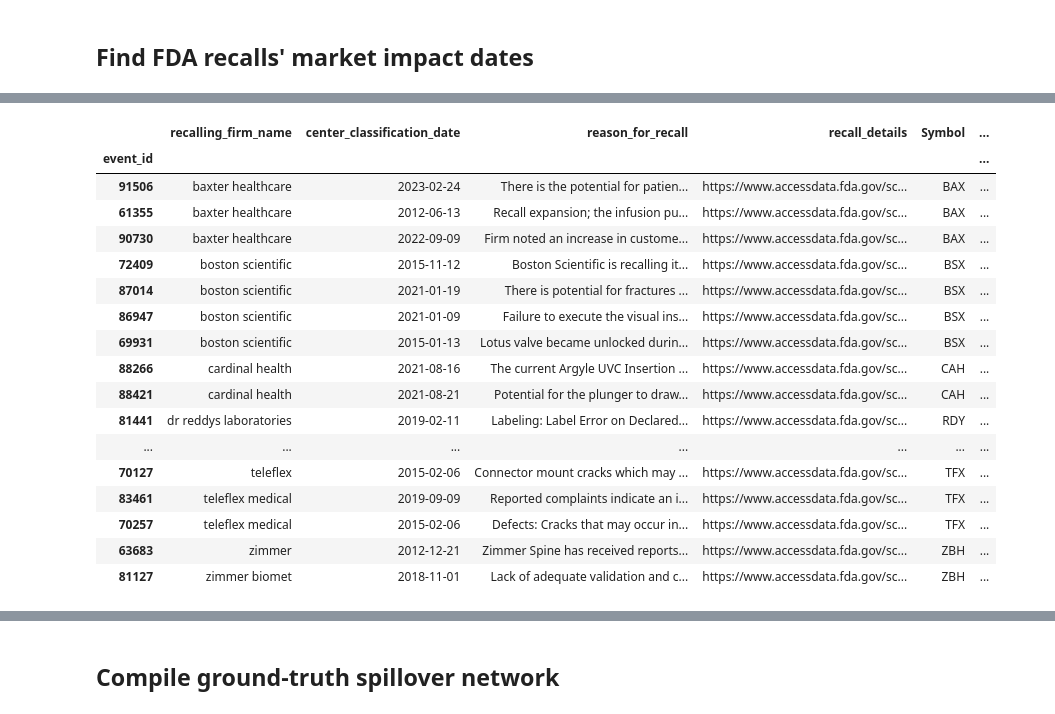
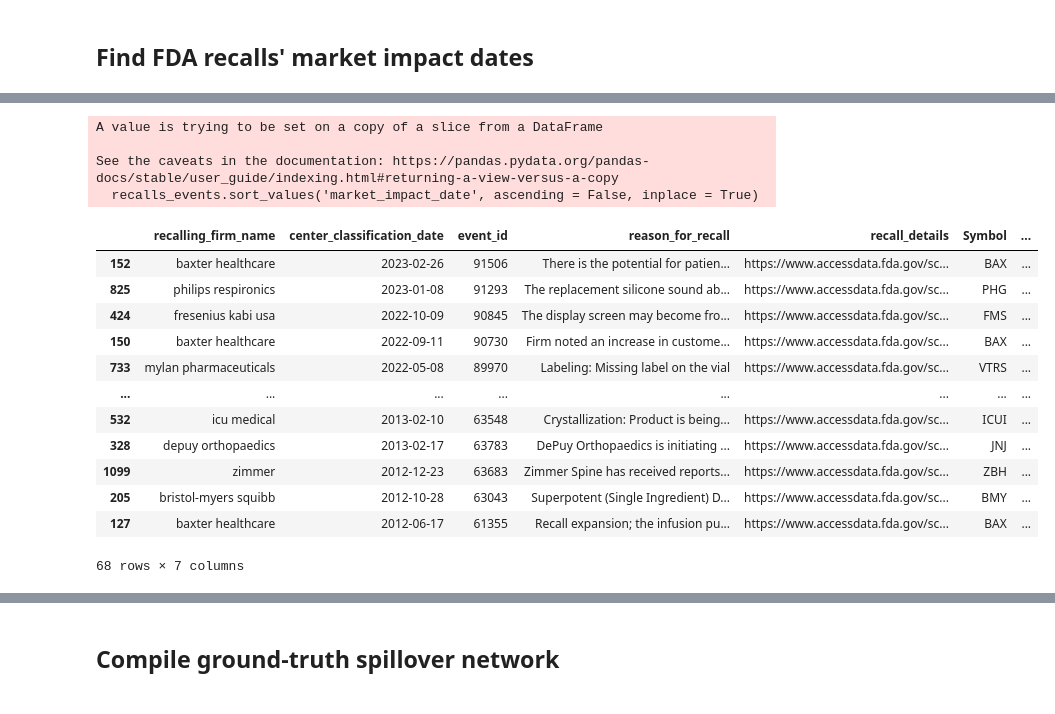
Before and after one commit to calebclayreagor/DELAY-finance, a Jupyter notebook: ground-truth-network.ipynb, the cells around one changed output, grey strips where cells are left out. Saved outputs shown, nothing was run; the diff lists cells and outputs as text; code cells hidden in the pictures.

```diff
--- a/ground-truth-network.ipynb
+++ b/ground-truth-network.ipynb
@@ -164,0 +144,7 @@ recalls_events
+# %%
+# deduplicate events per-firm in a 1-week period
+colnames = ['event_id', 'recalling_firm_name', datecol,
+            'reason_for_recall', 'recall_details']
+recalls_events = (recalls_medc1.loc[:, colnames].groupby(
+    [colnames[1], pd.Grouper(key = datecol, freq = 'W')])
+    .last().reset_index()); recalls_events
@@ -246,9 +245,7 @@ recalls_symbols
 | zimmer | ZBH |
 | zimmer biomet | ZBH |
 # %%
-recalls_events = recalls_events.join(
-    other = recalls_symbols,
-    on = 'recalling_firm_name',
-    how = 'inner')
+recalls_events = recalls_events.join(other = recalls_symbols,
+                    on = 'recalling_firm_name', how = 'inner')
 recalls_events
 # %% [output]
@@ -273,9 +269,9 @@ start_date, end_date = '2009-01-01', '2023-12-31'
 ix = pd.date_range(start_date, end_date, freq = 'B')
 cols = nasdaq_stocks.Symbol.copy()
 X = pd.DataFrame(index = ix, columns = cols, dtype = np.float64)
-datadir = os.path.join(datadir, 'stocks')
+datadir_stocks = os.path.join(datadir, 'stocks')
 for col in X.columns:
-    pth = os.path.join(datadir, col + '.csv')
+    pth = os.path.join(datadir_stocks, col + '.csv')
     df = pd.read_csv(pth, header = [0, 1, 2], index_col = 0)
     df.index = pd.to_datetime(df.index)
     X[col] = df['Adj Close']
@@ -298,7 +294,7 @@ R = R.sub(R.mean(1), 0); R
 # %% [markdown]
 ## Find FDA recalls' market impact dates
 # %%
-days_window, days_baseline, z_thresh = 60, 3*360, 3
+days_window, days_baseline, z_thresh = 90, 3*360, 3
 recalls_events['market_impact_date'] = pd.NaT
 for ix in recalls_events.index:
     symbol = recalls_events.loc[ix].Symbol
@@ -329,22 +324,22 @@ recalls_events
 # %%
 recalls_events = recalls_events.loc[~recalls_events.market_impact_date.isna()]
+recalls_events.sort_values('market_impact_date', ascending = False, inplace = True)
 recalls_events
 # %% [output]
+A value is trying to be set on a copy of a slice from a DataFrame
+
+See the caveats in the documentation: https://pandas.pydata.org/pandas-docs/stable/user_guide/indexing.html#returning-a-view-versus-a-copy
+  recalls_events.sort_values('market_impact_date', ascending = False, inplace = True)
-|  | recalling_firm_name | center_classification_date | reason_for_recall | recall_details | Symbol | ... |
-| event_id |  |  |  |  |  | ... |
-| 91506 | baxter healthcare | 2023-02-24 | There is the potential for patien... | https://www.accessdata.fda.gov/sc... | BAX | ... |
-| 61355 | baxter healthcare | 2012-06-13 | Recall expansion; the infusion pu... | https://www.accessdata.fda.gov/sc... | BAX | ... |
-| 90730 | baxter healthcare | 2022-09-09 | Firm noted an increase in custome... | https://www.accessdata.fda.gov/sc... | BAX | ... |
-| 72409 | boston scientific | 2015-11-12 | Boston Scientific is recalling it... | https://www.accessdata.fda.gov/sc... | BSX | ... |
-| 87014 | boston scientific | 2021-01-19 | There is potential for fractures ... | https://www.accessdata.fda.gov/sc... | BSX | ... |
-| 86947 | boston scientific | 2021-01-09 | Failure to execute the visual ins... | https://www.accessdata.fda.gov/sc... | BSX | ... |
-| 69931 | boston scientific | 2015-01-13 | Lotus valve became unlocked durin... | https://www.accessdata.fda.gov/sc... | BSX | ... |
-| 88266 | cardinal health | 2021-08-16 | The current Argyle UVC Insertion ... | https://www.accessdata.fda.gov/sc... | CAH | ... |
-| 88421 | cardinal health | 2021-08-21 | Potential for the plunger to draw... | https://www.accessdata.fda.gov/sc... | CAH | ... |
-| 81441 | dr reddys laboratories | 2019-02-11 | Labeling: Label Error on Declared... | https://www.accessdata.fda.gov/sc... | RDY | ... |
-| ... | ... | ... | ... | ... | ... | ... |
-| 70127 | teleflex | 2015-02-06 | Connector mount cracks which may ... | https://www.accessdata.fda.gov/sc... | TFX | ... |
-| 83461 | teleflex medical | 2019-09-09 | Reported complaints indicate an i... | https://www.accessdata.fda.gov/sc... | TFX | ... |
-| 70257 | teleflex medical | 2015-02-06 | Defects: Cracks that may occur in... | https://www.accessdata.fda.gov/sc... | TFX | ... |
-| 63683 | zimmer | 2012-12-21 | Zimmer Spine has received reports... | https://www.accessdata.fda.gov/sc... | ZBH | ... |
-| 81127 | zimmer biomet | 2018-11-01 | Lack of adequate validation and c... | https://www.accessdata.fda.gov/sc... | ZBH | ... |
+|  | recalling_firm_name | center_classification_date | event_id | reason_for_recall | recall_details | Symbol | ... |
+| 152 | baxter healthcare | 2023-02-26 | 91506 | There is the potential for patien... | https://www.accessdata.fda.gov/sc... | BAX | ... |
+| 825 | philips respironics | 2023-01-08 | 91293 | The replacement silicone sound ab... | https://www.accessdata.fda.gov/sc... | PHG | ... |
+| 424 | fresenius kabi usa | 2022-10-09 | 90845 | The display screen may become fro... | https://www.accessdata.fda.gov/sc... | FMS | ... |
+| 150 | baxter healthcare | 2022-09-11 | 90730 | Firm noted an increase in custome... | https://www.accessdata.fda.gov/sc... | BAX | ... |
+| 733 | mylan pharmaceuticals | 2022-05-08 | 89970 | Labeling: Missing label on the vial | https://www.accessdata.fda.gov/sc... | VTRS | ... |
+| ... | ... | ... | ... | ... | ... | ... | ... |
+| 532 | icu medical | 2013-02-10 | 63548 | Crystallization: Product is being... | https://www.accessdata.fda.gov/sc... | ICUI | ... |
+| 328 | depuy orthopaedics | 2013-02-17 | 63783 | DePuy Orthopaedics is initiating ... | https://www.accessdata.fda.gov/sc... | JNJ | ... |
+| 1099 | zimmer | 2012-12-23 | 63683 | Zimmer Spine has received reports... | https://www.accessdata.fda.gov/sc... | ZBH | ... |
+| 205 | bristol-myers squibb | 2012-10-28 | 63043 | Superpotent (Single Ingredient) D... | https://www.accessdata.fda.gov/sc... | BMY | ... |
+| 127 | baxter healthcare | 2012-06-17 | 61355 | Recall expansion; the infusion pu... | https://www.accessdata.fda.gov/sc... | BAX | ... |
+68 rows × 7 columns
```
Also changed, not shown: parts of 18 cells of this notebook, 3 other files.
